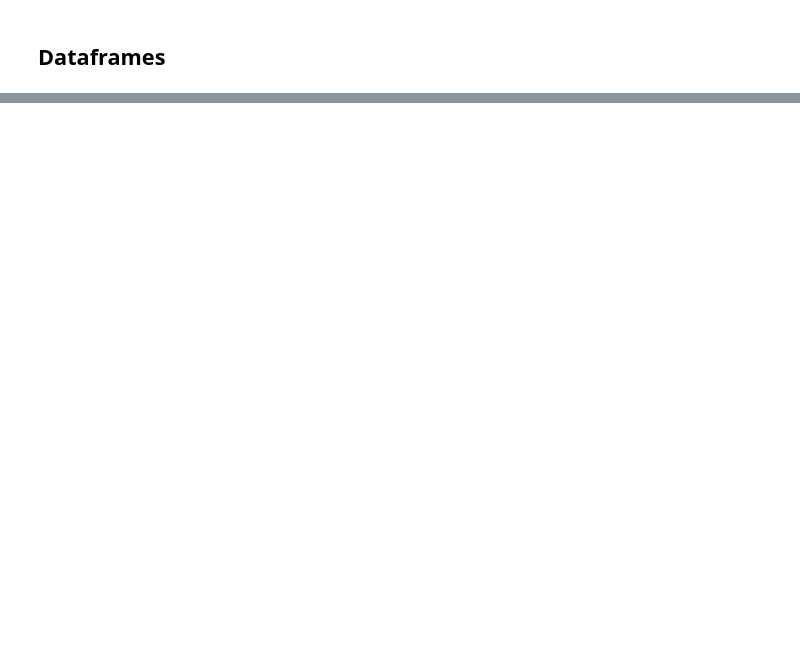
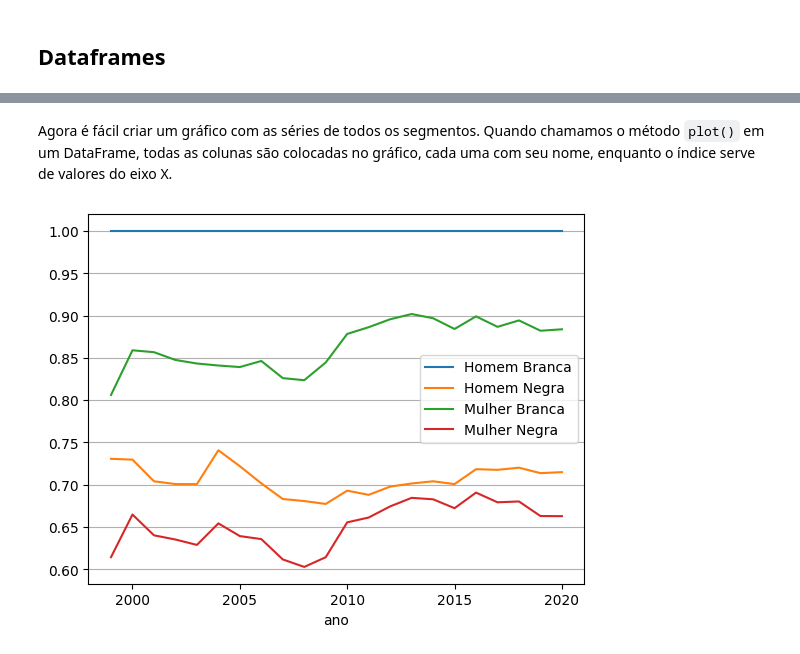
Before and after one commit to tecMTST/tutorial-de-dados, a Jupyter notebook: 03_introducao-basica/40_introducao-ao-pandas.ipynb, the cells around one changed output, grey strips where cells are left out. Drawn from its saved outputs; the diff is of its cells as text; code cells hidden in the pictures; blank space fills up the shorter version.

Commit message:
Finalizei NB introdução ao Pandas
* DataFrames
* Join, pivot, plot (básicos)

```diff
--- a/03_introducao-basica/40_introducao-ao-pandas.ipynb
+++ b/03_introducao-basica/40_introducao-ao-pandas.ipynb
@@ -375,0 +712,5 @@ pl.show()
+# %%
+# Seleção de linhas, definição do ano como índice e seleção da série de remuneração:
+remuneracao_ref = salario_df.query('sexo == "Homem" and raça == "Branca"').set_index('ano')['liquido']
+# Redefinição do nome da Series:
+remuneracao_ref.name = 'ref'
@@ -375,0 +725,5 @@ pl.show()
+# %%
+# Juntando uma série (ou outro DataFrame) a um DataFrame:
+aprimorada_df = salario_df.join(remuneracao_ref, on='ano', how='left')
+# Visualização:
+aprimorada_df.head(10)
@@ -375,0 +754,9 @@ pl.show()
+# %%
+# Cálculo da fração entre a remuneração média do segmento e a remuneração de referência:
+aprimorada_df['razao'] = aprimorada_df['liquido'] / aprimorada_df['ref']
+
+# Cria nome completo do segmento:
+aprimorada_df['segmento'] = aprimorada_df['sexo'] + ' ' + aprimorada_df['raça']
+
+# Visualização:
+aprimorada_df
@@ -375,0 +786,4 @@ pl.show()
+# %%
+# Reorganiza a série temporal de remuneração de cada segmento em uma coluna separada:
+segmento_por_coluna_df = aprimorada_df.pivot(index='ano', columns='segmento', values='razao')
+segmento_por_coluna_df
@@ -375,0 +809,13 @@ pl.show()
+# %% [markdown]
+Agora é fácil criar um gráfico com as séries de todos os segmentos. Quando chamamos o método `plot()` em um DataFrame,
+todas as colunas são colocadas no gráfico, cada uma com seu nome, enquanto o índice serve de valores do eixo X.
+# %%
+# Criação de gráfico para cada coluna do DataFrame:
+segmento_por_coluna_df.plot()
+pl.legend()
+
+# Adiciona linhas horizontais de referência:
+pl.grid(axis='y')
+pl.show()
+# %% [output]
+[figure, added]
```
Also changed, not shown: parts of 63 cells of this notebook, 3 other files.
